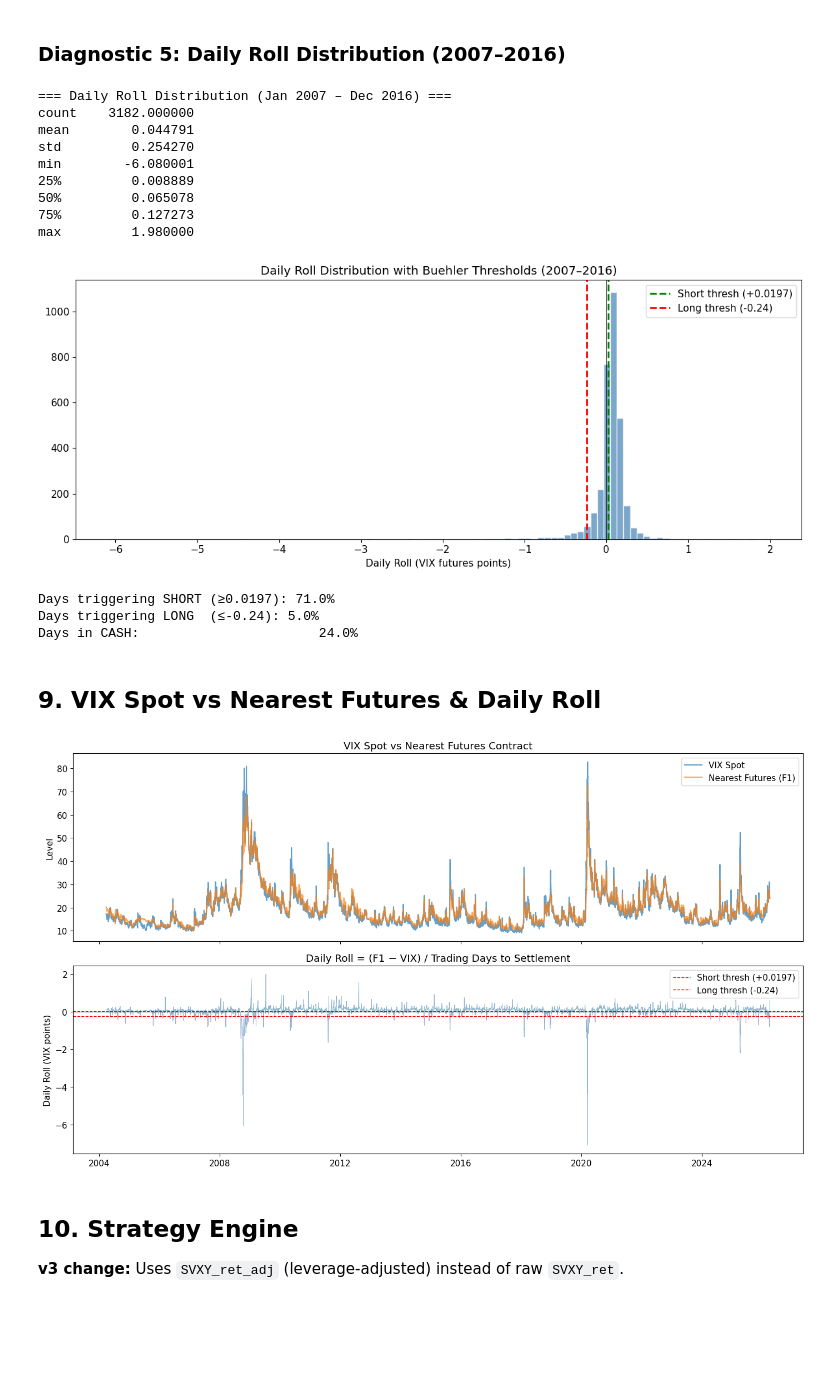
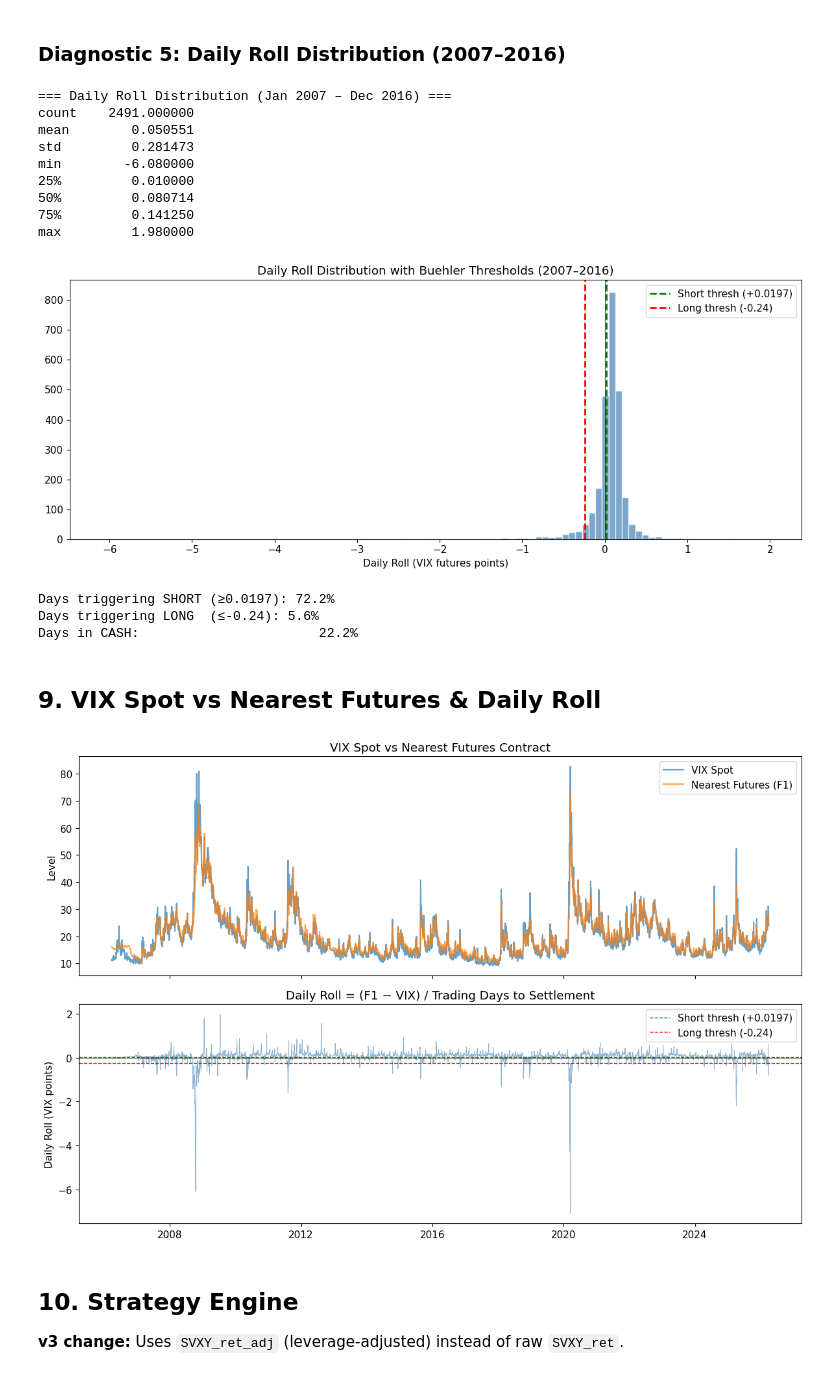
Before and after one commit to hrtwhl/volatility, a Jupyter notebook: vix_futures_roll_backtest_v3.ipynb, the cells around one changed output. Drawn from its saved outputs; the diff is of its cells as text; code cells hidden in the pictures; blank space fills up the shorter version.

```diff
--- a/vix_futures_roll_backtest_v3.ipynb
+++ b/vix_futures_roll_backtest_v3.ipynb
@@ -314,7 +312,17 @@ def dl(ticker, start='2004-01-01', end='2026-12-31'):
     tmp.index.name = 'date'
     return tmp
 
-vix  = dl('^VIX').rename(columns={'Close': 'VIX'})
+# 1. Fast, efficient load of VIX spot from the CBOE CSV
+vix = pd.read_csv(
+    'data/vix_history.csv',
+    usecols=['DATE', 'CLOSE'],
+    index_col='DATE',
+    parse_dates=['DATE']
+).rename(columns={'CLOSE': 'VIX'})
+
+vix.index.name = 'date'
+
+# 2. Load SVXY, VIXY, and SPY from yfinance
 svxy = dl('SVXY').rename(columns={'Close': 'SVXY'})
 vixy = dl('VIXY').rename(columns={'Close': 'VIXY'})
 spy  = dl('SPY').rename(columns={'Close': 'SPY'})
@@ -460,7 +468,7 @@ Consecutive backwardation streaks (F1):
 # %% [markdown]
 ### Diagnostic 5: Daily Roll Distribution (2007–2016)
 # %%
-roll_buehler = data.loc['2004':'2016', 'daily_roll'].dropna()
+roll_buehler = data.loc['2007':'2016', 'daily_roll'].dropna()
 print('=== Daily Roll Distribution (Jan 2007 – Dec 2016) ===')
 print(roll_buehler.describe().to_string())
 
@@ -483,41 +491,41 @@ print(f'Days triggering LONG  (≤{BUEHLER_LONG}): {pct_long:.1%}')
 print(f'Days in CASH:                       {pct_cash:.1%}')
 # %% [output]
 === Daily Roll Distribution (Jan 2007 – Dec 2016) ===
-count    3182.000000
-mean        0.044791
-std         0.254270
-min        -6.080001
-25%         0.008889
-50%         0.065078
-75%         0.127273
+count    2491.000000
+mean        0.050551
+std         0.281473
+min        -6.080000
+25%         0.010000
+50%         0.080714
+75%         0.141250
 max         1.980000
-[figure, old version]
+[figure, new version]
-Days triggering SHORT (≥0.0197): 71.0%
-Days triggering LONG  (≤-0.24): 5.0%
-Days in CASH:                       24.0%
+Days triggering SHORT (≥0.0197): 72.2%
+Days triggering LONG  (≤-0.24): 5.6%
+Days in CASH:                       22.2%
 # %% [markdown]
 ## 9. VIX Spot vs Nearest Futures & Daily Roll
 # %%
-fig, axes = plt.subplots(2, 1, figsize=(14, 8), sharex=True)
+fig, axes = plt.subplots(2, 1, figsize=(12, 8), sharex=True)
 
 axes[0].plot(data.index, data['VIX'], label='VIX Spot', alpha=0.7)
 axes[0].plot(data.index, data['F1_settle'], label='Nearest Futures (F1)', alpha=0.7)
 axes[0].set_ylabel('Level')
 axes[0].legend()
 axes[0].set_title('VIX Spot vs Nearest Futures Contract')
 
 axes[1].plot(data.index, data['daily_roll'], color='steelblue', alpha=0.6, lw=0.7)
 axes[1].axhline(BUEHLER_SHORT, color='green', ls='--', lw=1, label=f'Short thresh (+{BUEHLER_SHORT})')
 axes[1].axhline(BUEHLER_LONG, color='red', ls='--', lw=1, label=f'Long thresh ({BUEHLER_LONG})')
 axes[1].axhline(0, color='black', ls='-', lw=0.5)
 axes[1].set_ylabel('Daily Roll (VIX points)')
 axes[1].set_title('Daily Roll = (F1 − VIX) / Trading Days to Settlement')
 axes[1].legend()
 
 plt.tight_layout()
 plt.show()
 # %% [output]
-[figure, old version]
+[figure, new version]
 # %% [markdown]
 ## 10. Strategy Engine
 
```
Also changed, not shown: parts of 23 cells of this notebook, 30 other files.
